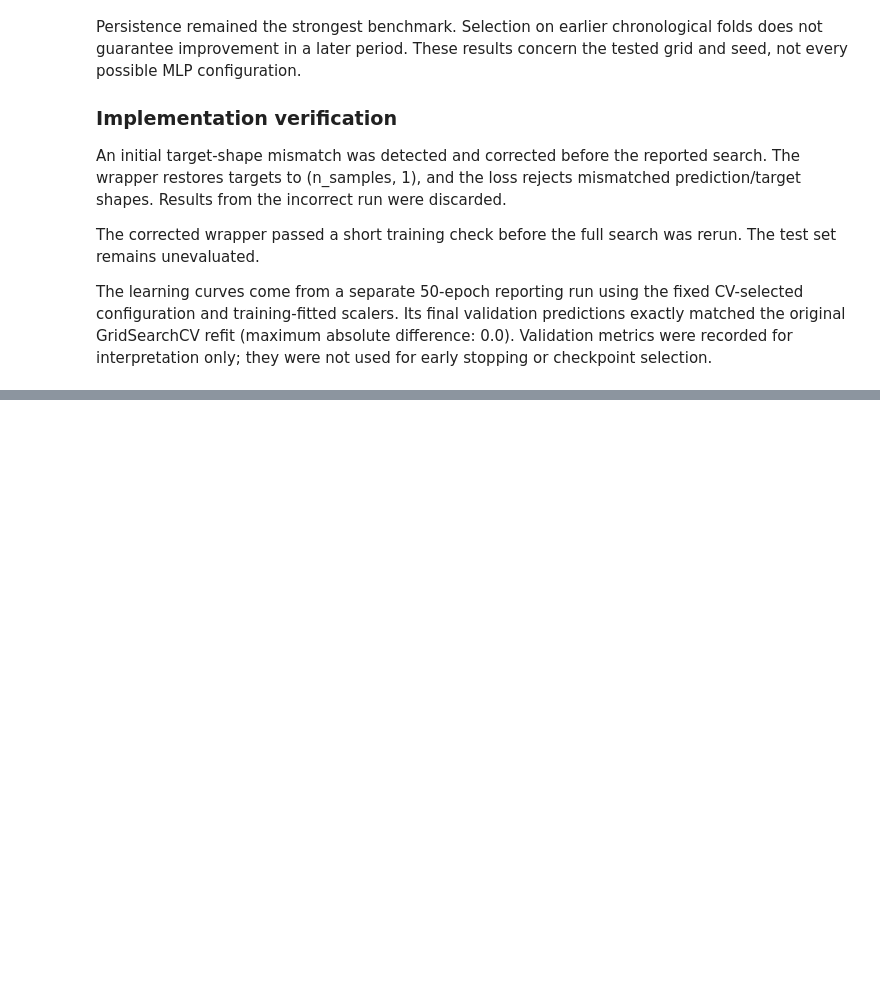
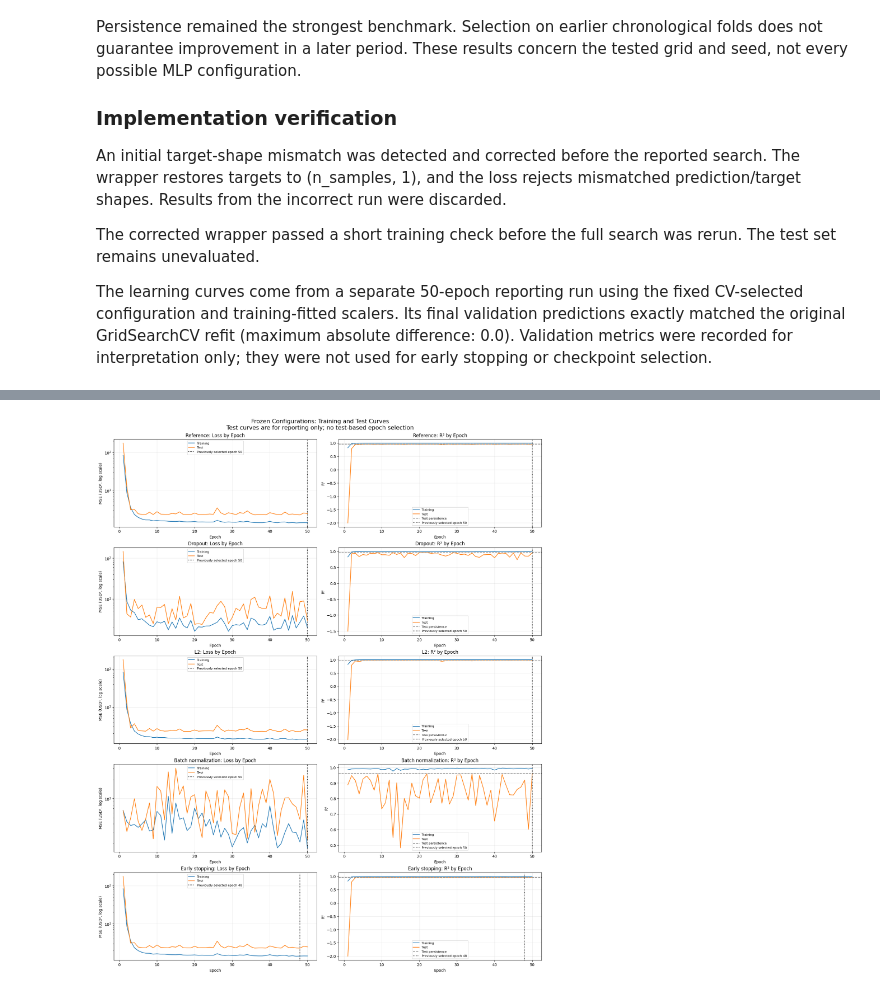
Before and after one commit to soulaimane-22/Deep-Learning-Lab1, a Jupyter notebook: notebooks/01_regression.ipynb, the cells around one changed output, grey strips where cells are left out. Saved outputs shown, nothing was run; the diff lists cells and outputs as text; code cells hidden in the pictures; blank space fills up the shorter version.

```diff
--- a/notebooks/01_regression.ipynb
+++ b/notebooks/01_regression.ipynb
@@ -2125,3 +2871,86 @@ TODO: implement and document this section.
+# %%
+fig, axes = plt.subplots(
+    len(experiments),
+    2,
+    figsize=(16, 20),
+    constrained_layout=True,
+)
+
+persistence_test_r2 = final_test_results.loc[
+    final_test_results["model"].eq("Persistence"),
+    "R2",
+].iloc[0]
+
+for row, experiment in enumerate(experiments):
+    name = experiment["name"]
+    result = regularization_runs[name]
+    train_history = result["history"]
+
+    test_history = (
+        test_epoch_history.loc[
+            test_epoch_history["experiment"].eq(name)
+        ]
+        .sort_values("epoch")
+    )
+
+    axes[row, 0].plot(
+        train_history["epoch"],
+        train_history["train_RMSE"] ** 2,
+        label="Training",
+    )
+    axes[row, 0].plot(
+        test_history["epoch"],
+        test_history["test_MSE_USD2"],
+        label="Test",
+    )
+    axes[row, 0].set_yscale("log")
+    axes[row, 0].set_title(f"{name}: Loss by Epoch")
+    axes[row, 0].set_ylabel("MSE (USD², log scale)")
+
+    axes[row, 1].plot(
+        train_history["epoch"],
+        train_history["train_R2"],
+        label="Training",
+    )
+    axes[row, 1].plot(
+        test_history["epoch"],
+        test_history["test_R2"],
+        label="Test",
+    )
+    axes[row, 1].axhline(
+        persistence_test_r2,
+        color="gray",
+        linestyle="--",
+        label="Test persistence",
+    )
+    axes[row, 1].set_title(f"{name}: R² by Epoch")
+    axes[row, 1].set_ylabel("R²")
+
+    for ax in axes[row]:
+        ax.axvline(
+            result["selected_epoch"],
+            color="black",
+            linestyle=":",
+            label=f"Previously selected epoch {result['selected_epoch']}",
+        )
+        ax.set_xlabel("Epoch")
+        ax.grid(alpha=0.25)
+        ax.legend(fontsize=8)
+
+fig.suptitle(
+    "Frozen Configurations: Training and Test Curves\n"
+    "Test curves are for reporting only; no test-based epoch selection",
+    fontsize=15,
+)
+
+fig.savefig(
+    PLOT_DIR / "aapl_regularization_train_test_curves.png",
+    dpi=160,
+    bbox_inches="tight",
+)
+plt.show()
+# %% [output]
+[figure, added]
 # %% [markdown]
 ## 10. Interpretation and exported results
 
```
Also changed, not shown: parts of 17 cells of this notebook, 14 other files.
